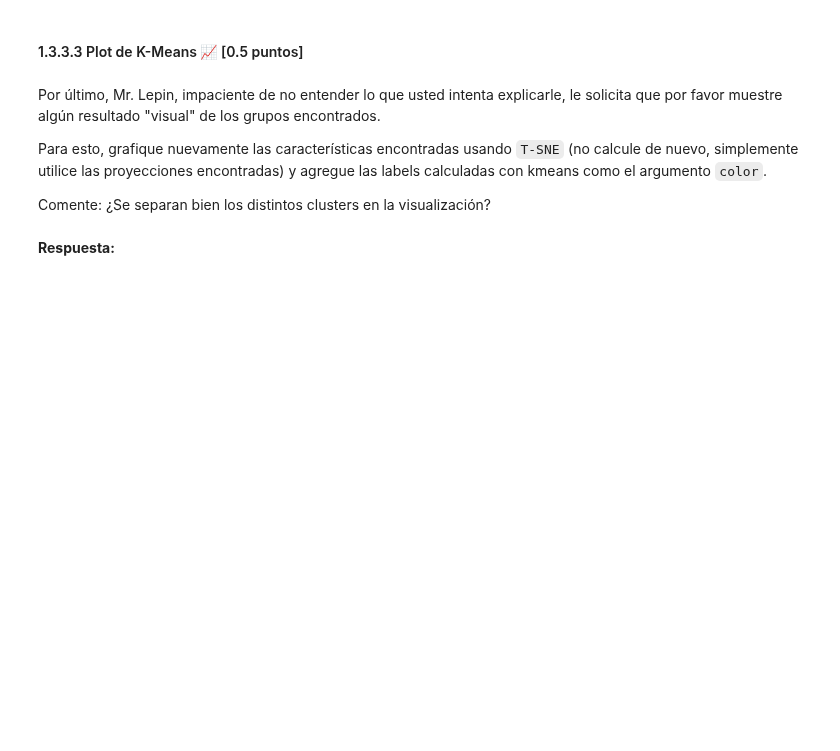
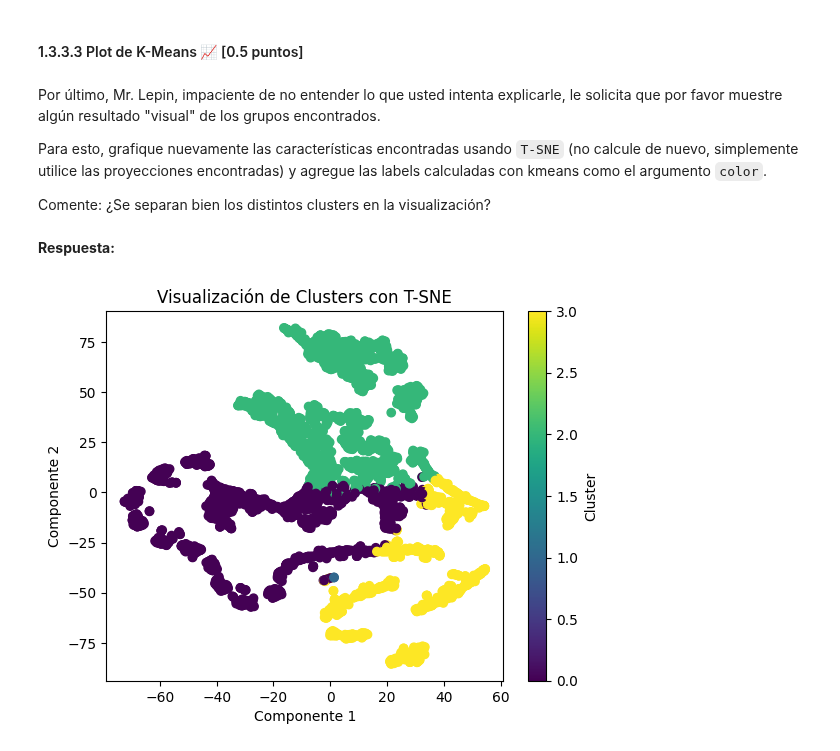
Before and after one commit to Nietsabas/MDS7202, a Jupyter notebook: Laboratorios/Laboratorio_7/Laboratorio7.ipynb, the cells around one changed output. Drawn from its saved outputs; the diff is of its cells as text; code cells hidden in the pictures; blank space fills up the shorter version.

```diff
--- a/Laboratorios/Laboratorio_7/Laboratorio7.ipynb
+++ b/Laboratorios/Laboratorio_7/Laboratorio7.ipynb
@@ -305,2 +372,25 @@ Una vez ajustado los datos, genere una tabla con los promedios (o medianas) para
 # %% [markdown]
 **Respuesta:**
+# %%
+# Ajustando el modelo de K-means con k = 4
+k = 4
+pipeline = Pipeline([
+    ('imputer', imputer),
+    ('scaler', minmax_scaler),
+    ('kmeans', KMeans(n_clusters=k))
+])
+pipeline.fit(lrmfp_features)
+
+cluster_labels = pipeline['kmeans'].labels_
+
+data_with_clusters = lrmfp_features.copy()
+data_with_clusters['Cluster'] = cluster_labels.astype(int)
+
+cluster_counts = data_with_clusters.groupby('Cluster').size().reset_index(name='Count')
+
+cluster_means = data_with_clusters.groupby('Cluster').mean()
+
+# Promedios y cantidad por clúster
+cluster_summary = pd.merge(cluster_means, cluster_counts, on='Cluster')
+
+cluster_summary
@@ -326,3 +432,16 @@ Para esto, grafique nuevamente las características encontradas usando `T-SNE` (
 Comente: ¿Se separan bien los distintos clusters en la visualización?
 # %% [markdown]
 **Respuesta:**
+# %%
+# Filtrando las proyecciones de T-SNE correspondientes a registros no eliminados
+filtered_transformed_data = transformed_data[:len(cluster_labels)]
+
+# Graficando clusters k means
+plt.scatter(filtered_transformed_data[:, 0], filtered_transformed_data[:, 1], c=cluster_labels)
+plt.xlabel('Componente 1')
+plt.ylabel('Componente 2')
+plt.title('Visualización de Clusters con T-SNE')
+plt.colorbar(label='Cluster')
+plt.show()
+# %% [output]
+[figure, added]
```
Also changed, not shown: parts of 12 cells of this notebook.
